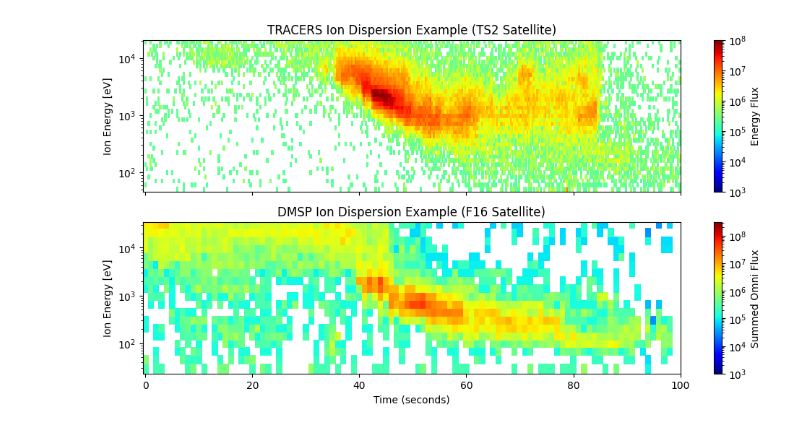
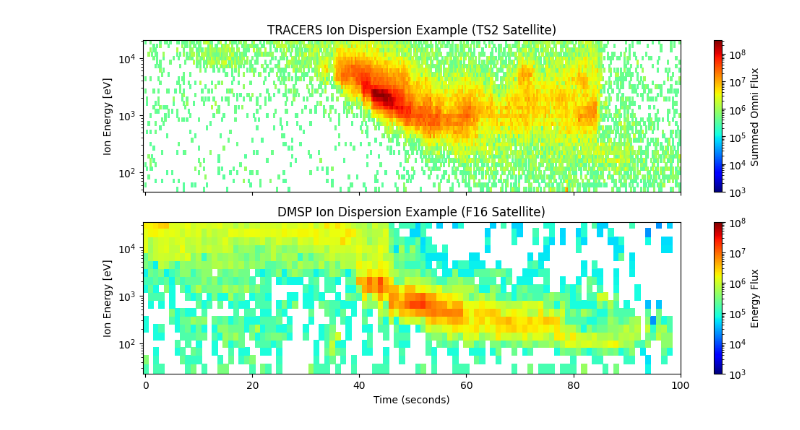
Before and after one commit to ddasilva/tracers-first-results-paper, a Jupyter notebook: DMSP TRACERS Comparison.ipynb, the cells around one changed output. Drawn from its saved outputs; the diff is of its cells as text; code cells hidden in the pictures.

```diff
--- a/DMSP TRACERS Comparison.ipynb
+++ b/DMSP TRACERS Comparison.ipynb
@@ -51,33 +51,33 @@ tracers_stime = datetime(2025, 11, 15, 21, 42)
 tracers_etime = tracers_stime + timedelta(seconds=100)
 mask = (tracers_data.time > tracers_stime) & (tracers_data.time < tracers_etime)
 
 t = tracers_data.time[mask] - tracers_data.time[mask][0]
 t = [_.total_seconds() for _ in t]
 im = axes[0].pcolor(t, tracers_data.energies[10:], tracers_data.spect[mask, 10:].T,
               norm=LogNorm(vmin=1e3, vmax=10**(8.5)), cmap='jet')
 axes[0].set_yscale('log')
 axes[0].set_ylabel('Ion Energy [eV]')
 axes[0].set_title('TRACERS Ion Dispersion Example (TS2 Satellite)')
-plt.colorbar(im, ax=axes[1]).set_label('Summed Omni Flux')
+plt.colorbar(im, ax=axes[0]).set_label('Summed Omni Flux')
 
 
 # Plot DMSP Data
 dmsp_stime = datetime(2015, 12, 21, 4, 9, 50, tzinfo=pytz.utc)
 dmsp_etime = dmsp_stime + timedelta(seconds=100)
 
 mask = (dmsp_data['t'] > dmsp_stime)  & (dmsp_data['t'] < dmsp_etime)
 t = dmsp_data['t'][mask] - dmsp_data['t'][mask][0]
 t = [_.total_seconds() for _ in t]
 
 im = axes[1].pcolor(t, dmsp_data['ch_energy'], dmsp_data['ion_d_ener'][:, mask],
               norm=LogNorm(vmin=1e3, vmax=1e8), cmap='jet')
 axes[1].set_yscale('log')
 axes[1].set_ylabel('Ion Energy [eV]')
-plt.colorbar(im, ax=axes[0]).set_label('Energy Flux')
+plt.colorbar(im, ax=axes[1]).set_label('Energy Flux')
 axes[1].set_title('DMSP Ion Dispersion Example (F16 Satellite)')
 
 axes[1].set_xlabel('Time (seconds)')
 
 fig.savefig('plots/dmsp_vs_tracers.png', dpi=300, bbox_inches='tight')
 # %% [output]
-[figure, old version]
+[figure, new version]
```
Also changed, not shown: 6 other files.
